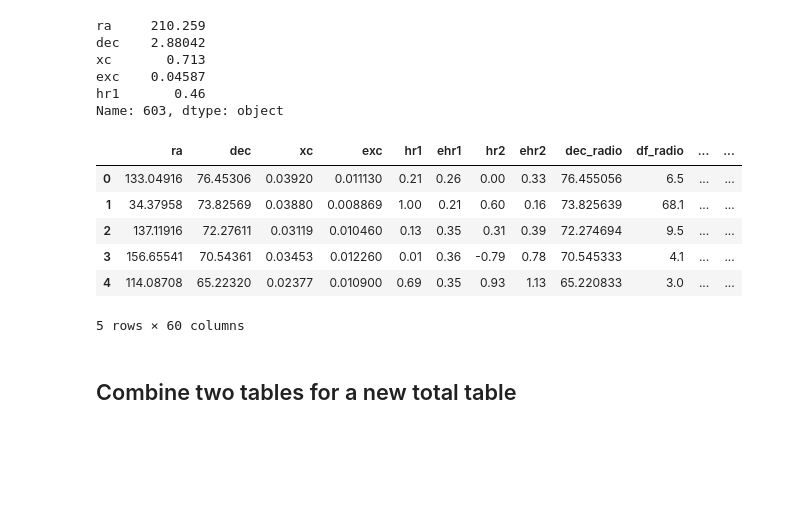
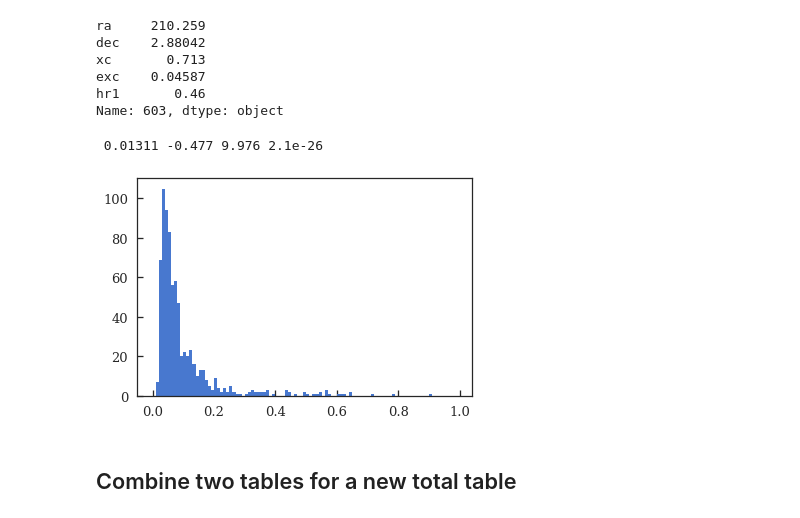
Before and after one commit to leogulus/XRay-Project, a Jupyter notebook: 03_NED analysis & plotting 560 candidates.ipynb, the cells around one changed output. Saved outputs shown, nothing was run; the diff lists cells and outputs as text; code cells hidden in the pictures; blank space fills up the shorter version.

```diff
--- a/03_NED analysis & plotting 560 candidates.ipynb
+++ b/03_NED analysis & plotting 560 candidates.ipynb
@@ -339,16 +257,12 @@ xc       0.713
 exc    0.04587
 hr1       0.46
 Name: 603, dtype: object
-# %%
-dff.head()
-# %% [output]
-|  | ra | dec | xc | exc | hr1 | ehr1 | hr2 | ehr2 | dec_radio | df_radio | ... | ... |
-| 0 | 133.04916 | 76.45306 | 0.03920 | 0.011130 | 0.21 | 0.26 | 0.00 | 0.33 | 76.455056 | 6.5 | ... | ... |
-| 1 | 34.37958 | 73.82569 | 0.03880 | 0.008869 | 1.00 | 0.21 | 0.60 | 0.16 | 73.825639 | 68.1 | ... | ... |
-| 2 | 137.11916 | 72.27611 | 0.03119 | 0.010460 | 0.13 | 0.35 | 0.31 | 0.39 | 72.274694 | 9.5 | ... | ... |
-| 3 | 156.65541 | 70.54361 | 0.03453 | 0.012260 | 0.01 | 0.36 | -0.79 | 0.78 | 70.545333 | 4.1 | ... | ... |
-| 4 | 114.08708 | 65.22320 | 0.02377 | 0.010900 | 0.69 | 0.35 | 0.93 | 1.13 | 65.220833 | 3.0 | ... | ... |
-5 rows × 60 columns
+# %%
+plt.hist(dff.xc,bins=np.arange(0,1,0.01));
+print np.min(dff.xc), np.min(dff.w4), np.min(dff.k_m), np.min(dff.rad_f)
+# %% [output]
+ 0.01311 -0.477 9.976 2.1e-26
+[figure, added]
 # %% [markdown]
 ## Combine two tables for a new total table
 # %% [raw]
```
Also changed, not shown: parts of 24 cells of this notebook, 6 other files.
